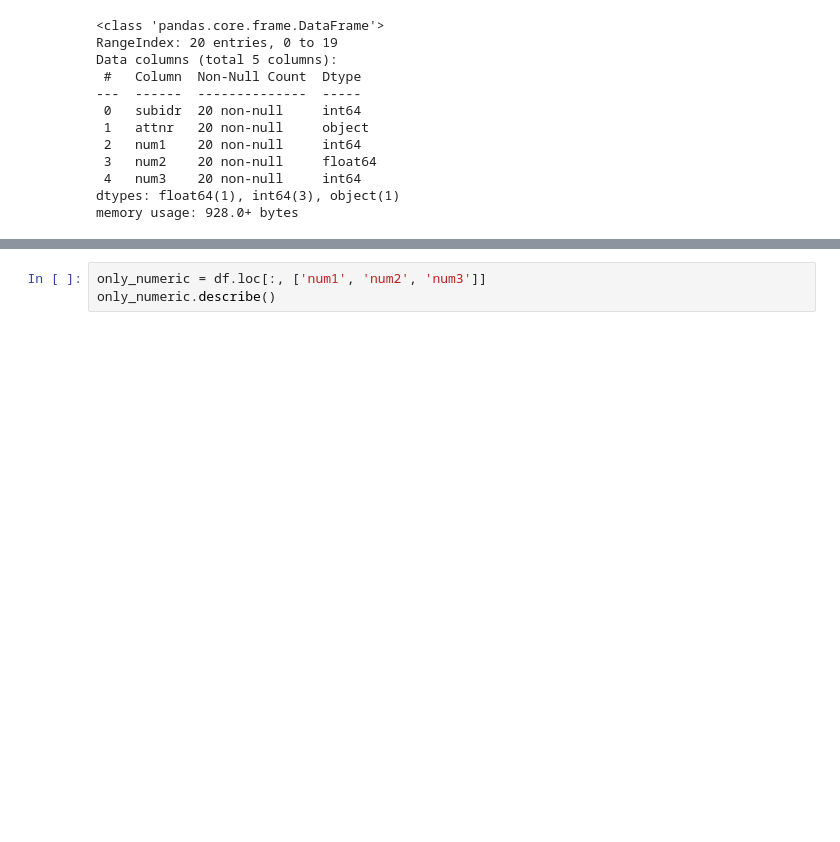
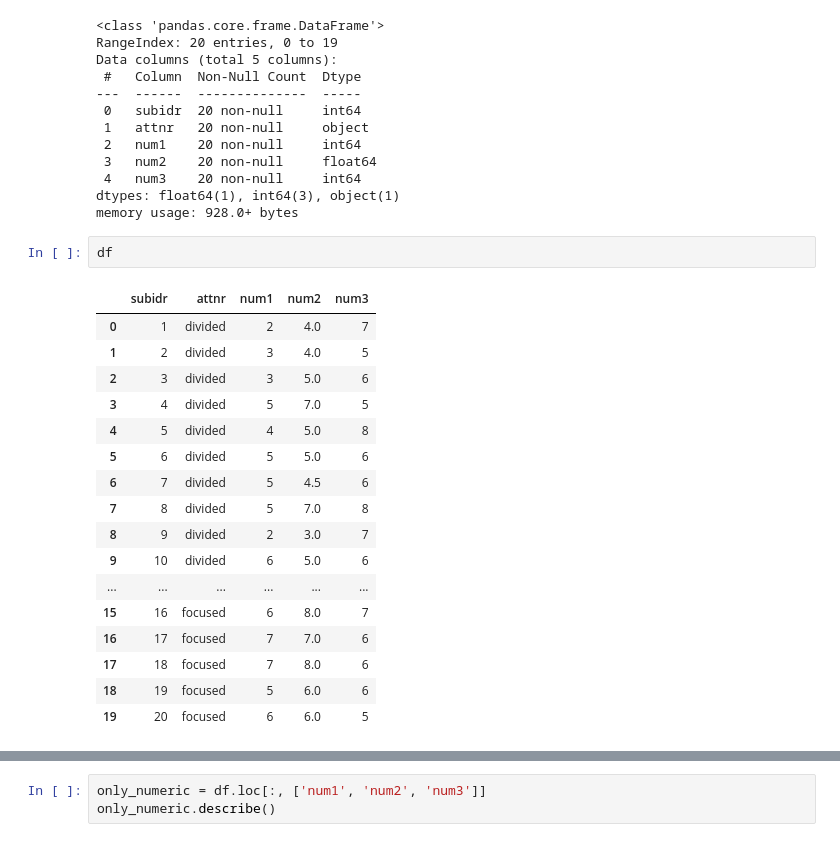
Before and after one commit to Urgith/data_science, a Jupyter notebook: seaborn_datasets/done/01_anagrams.ipynb, the cells around one changed output, grey strips where cells are left out. Drawn from its saved outputs; the diff is of its cells as text; blank space fills up the shorter version.

```diff
--- a/seaborn_datasets/done/anagrams.ipynb
+++ b/seaborn_datasets/done/01_anagrams.ipynb
@@ -26,5 +17,25 @@ Data columns (total 5 columns):
  4   num3    20 non-null     int64
 dtypes: float64(1), int64(3), object(1)
 memory usage: 928.0+ bytes
+# %%
+df
+# %% [output]
+|  | subidr | attnr | num1 | num2 | num3 |
+| 0 | 1 | divided | 2 | 4.0 | 7 |
+| 1 | 2 | divided | 3 | 4.0 | 5 |
+| 2 | 3 | divided | 3 | 5.0 | 6 |
+| 3 | 4 | divided | 5 | 7.0 | 5 |
+| 4 | 5 | divided | 4 | 5.0 | 8 |
+| 5 | 6 | divided | 5 | 5.0 | 6 |
+| 6 | 7 | divided | 5 | 4.5 | 6 |
+| 7 | 8 | divided | 5 | 7.0 | 8 |
+| 8 | 9 | divided | 2 | 3.0 | 7 |
+| 9 | 10 | divided | 6 | 5.0 | 6 |
+| ... | ... | ... | ... | ... | ... |
+| 15 | 16 | focused | 6 | 8.0 | 7 |
+| 16 | 17 | focused | 7 | 7.0 | 6 |
+| 17 | 18 | focused | 7 | 8.0 | 6 |
+| 18 | 19 | focused | 5 | 6.0 | 6 |
+| 19 | 20 | focused | 6 | 6.0 | 5 |
 # %%
 df = df.drop('subidr', axis=1)
```
Also changed, not shown: parts of 7 cells of this notebook, 29 other files.
